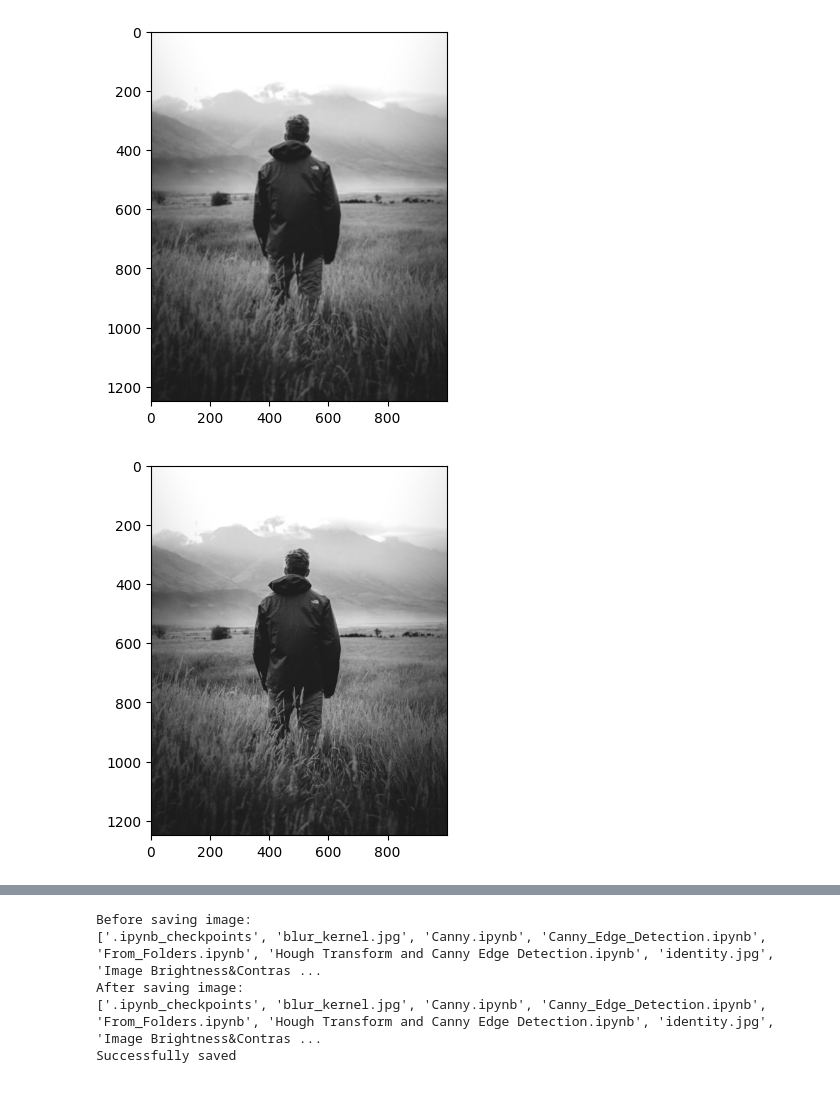
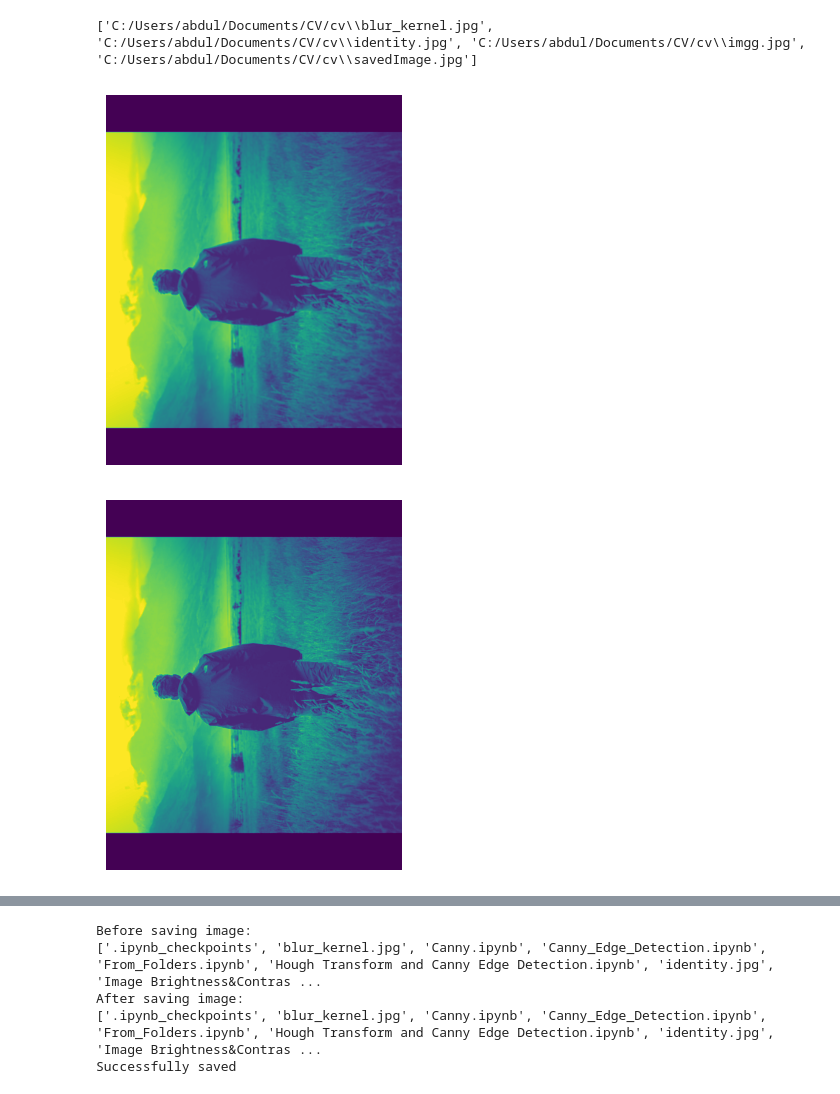
Before and after one commit to Ranaabdulrehman30/Computer-Vision, a Jupyter notebook: From_Folders.ipynb, the cells around one changed output, grey strips where cells are left out. Drawn from its saved outputs; the diff is of its cells as text; code cells hidden in the pictures.

```diff
--- a/From_Folders.ipynb
+++ b/From_Folders.ipynb
@@ -1,21 +1,30 @@
 # %%
 #import necessary packages
-import cv2
+import cv2 as cv
 import os
 import glob
 import matplotlib.pyplot as plt
 %matplotlib inline
 
+def Rotation(image):
+    rows,cols = image.shape
+    # cols-1 and rows-1 are the coordinate limits.
+    M = cv.getRotationMatrix2D(((cols-1)/2.0,(rows-1)/2.0),90,1)
+    dst = cv.warpAffine(image,M,(cols,rows))
+    plt.axis('off')
+    plt.imshow(dst)
+    plt.show()
+
 #Set the path where images are stored
 img_dir = "C:/Users/abdul/Documents/CV/cv/" # Enter Directory of all images
 data_path = os.path.join(img_dir,'*g')
 files = glob.glob(data_path)
+print(files)
 data = []
 for f1 in files:
-    img = cv2.imread(f1)
-    data.append(img)
-    plt.figure()
-    plt.imshow(img)
+    img = cv2.imread(f1, 0)
+    Rotation(img)
 # %% [output]
+['C:/Users/abdul/Documents/CV/cv\\blur_kernel.jpg', 'C:/Users/abdul/Documents/CV/cv\\identity.jpg', 'C:/Users/abdul/Documents/CV/cv\\imgg.jpg', 'C:/Users/abdul/Documents/CV/cv\\savedImage.jpg']
-[figure, old version]
+[figure, new version]
-[figure, old version]
+[figure, new version]
```
Also changed, not shown: parts of 1 cell of this notebook.
